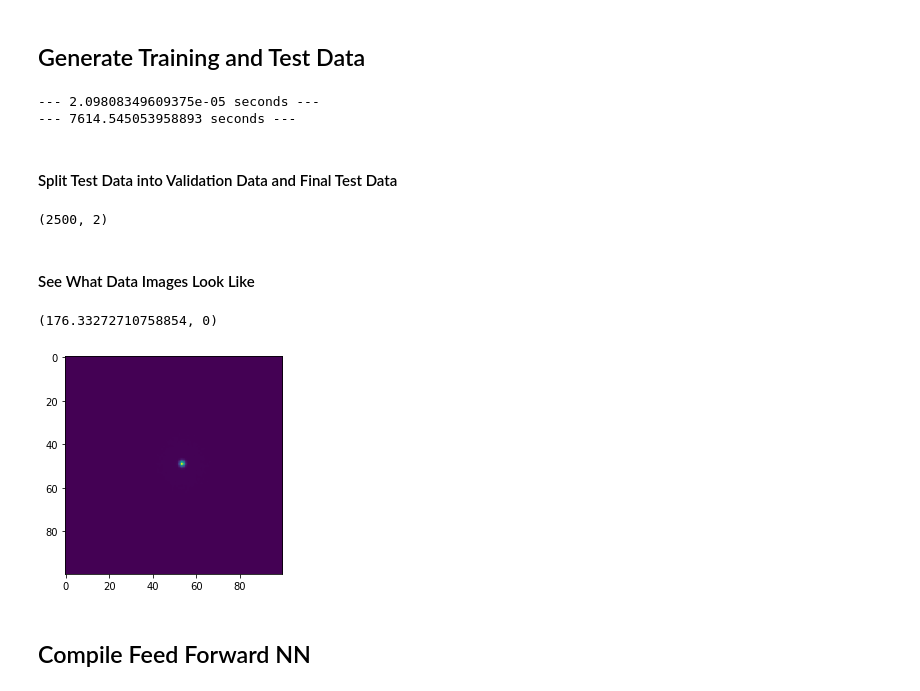
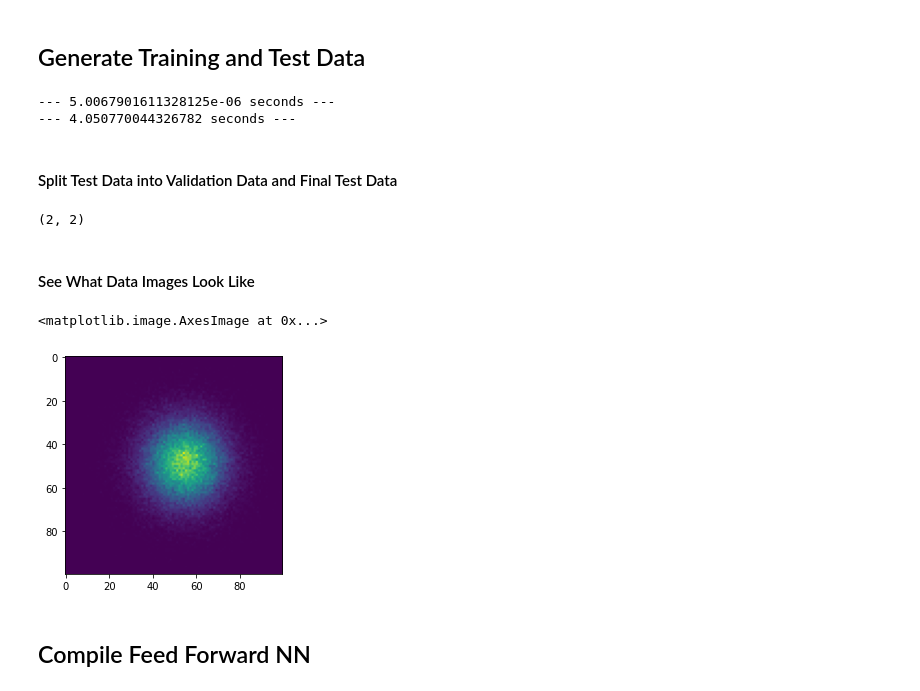
Before and after one commit to alec-gironda/Bose-Einstein-Condensate-NN, a Jupyter notebook: BEC_ThermalCloud_NN.ipynb, the cells around one changed output. Drawn from its saved outputs; the diff is of its cells as text; code cells hidden in the pictures.

Commit message:
multiprocessing data generation

```diff
--- a/BEC_ThermalCloud_NN.ipynb
+++ b/BEC_ThermalCloud_NN.ipynb
@@ -31,10 +31,10 @@ print(trans_temp)
 #take seed in as parameter
 
 #500 noise spread can get 98% accuracy
-generate = GenerateBecThermalCloudData(10000,5000,0,100,100000,trans_temp)
+generate = GenerateBecThermalCloudData(10,5,0,1000,100000,trans_temp,2,0)
 # %% [output]
---- 2.09808349609375e-05 seconds ---
---- 7614.545053958893 seconds ---
+--- 5.0067901611328125e-06 seconds ---
+--- 4.050770044326782 seconds ---
 # %% [markdown]
 #### Split Test Data into Validation Data and Final Test Data
 # %%
@@ -46,16 +46,16 @@ y_test = generate.y_test[:len(generate.y_test)//2]
 
 print(np.shape(y_test))
 # %% [output]
-(2500, 2)
+(2, 2)
 # %% [markdown]
 #### See What Data Images Look Like
 # %%
 # T = 170
-plt.imshow(generate.x_train[1],cmap = "viridis")
-print(generate.y_train[100])
+plt.imshow(generate.x_train[0],cmap = "viridis")
+# print(generate.y_train[100])
 # %% [output]
-(176.33272710758854, 0)
+<matplotlib.image.AxesImage at 0x...>
-[figure, old version]
+[figure, new version]
 # %%
 #plt.scatter(generate.x_train[0][0])
 plt.scatter(np.arange(len(generate.x_train[0][0])),generate.x_train[3][50])
```
Also changed, not shown: 7 other files.
